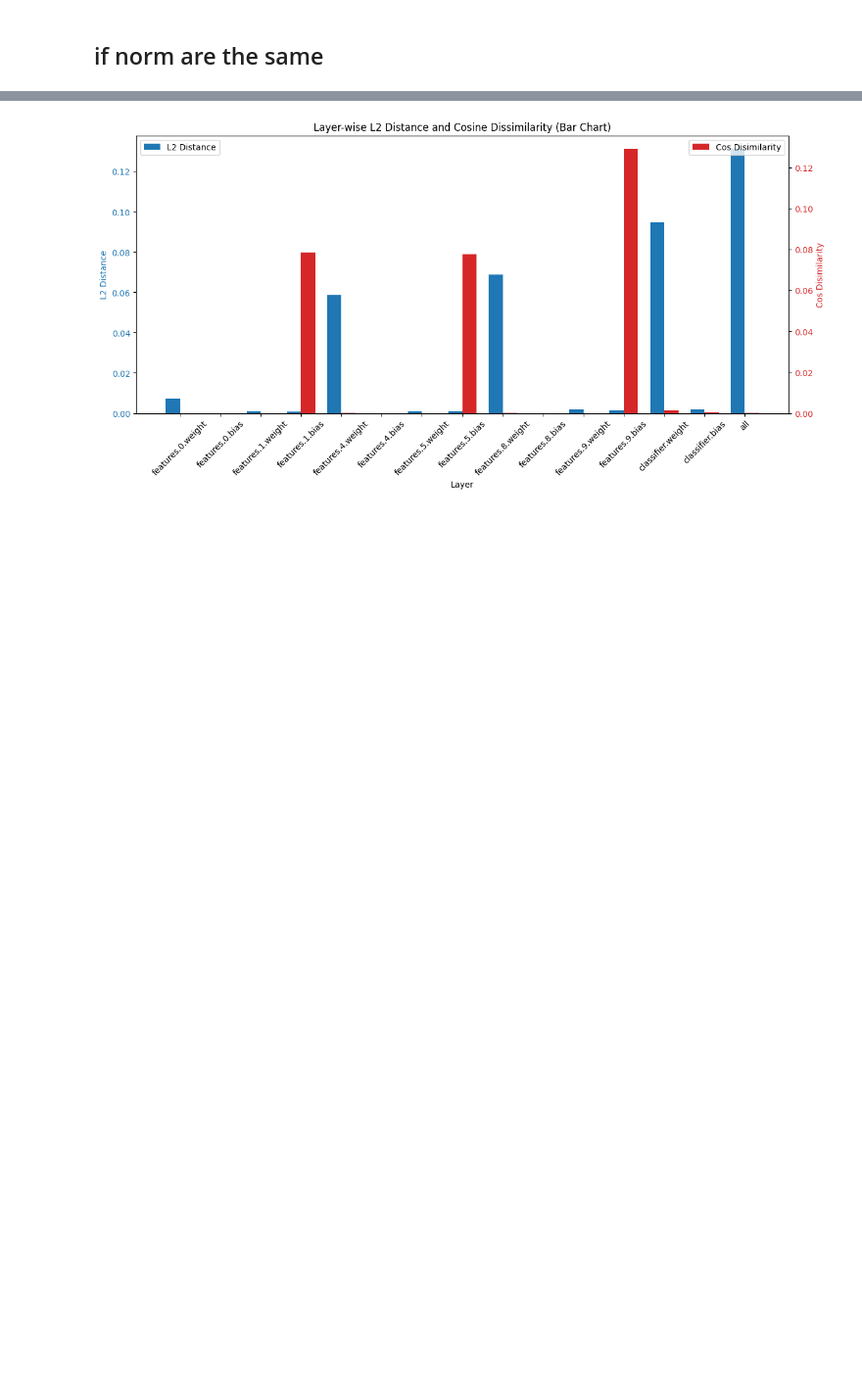
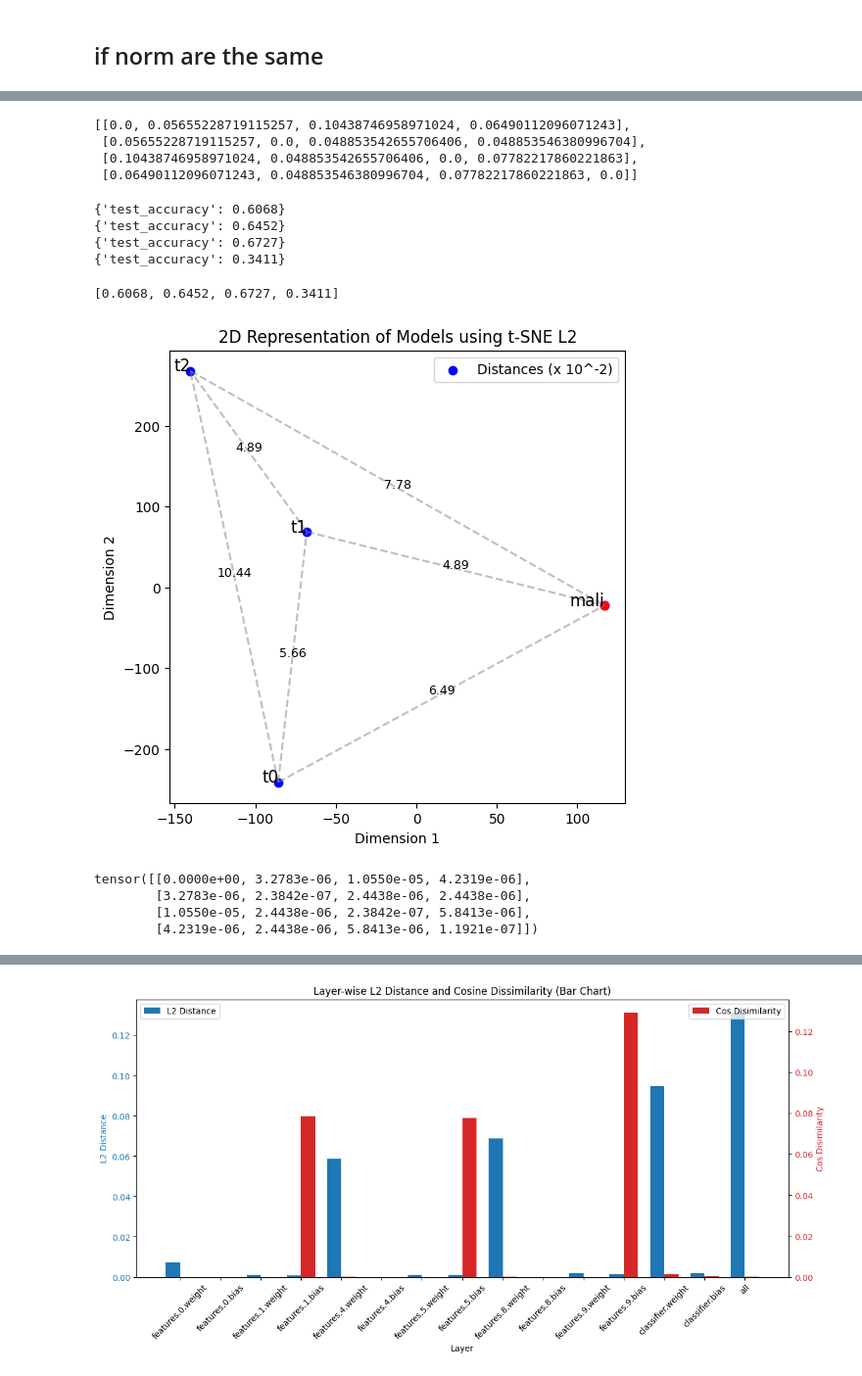
Before and after one commit to yangland/FedREDefense, a Jupyter notebook: codes/new_intial_w.ipynb, the cells around one changed output, grey strips where cells are left out. Shown at 98% size. Cells and saved outputs as stored; diff of their text form; code cells hidden in the pictures; blank space fills up the shorter version.

```diff
--- a/codes/new_intial_w.ipynb
+++ b/codes/new_intial_w.ipynb
@@ -287,8 +282,8 @@ tensor(0.0001, device='cuda:0')
 # %% [markdown]
 ## if norm are the same
 # %%
-flat_grad_benign = flat_dict(filter_trainable_state_dict(model1)) - flat_dict(filter_trainable_state_dict(modelt))
-flat_grad_mali = flat_dict(filter_trainable_state_dict(model2)) - flat_dict(filter_trainable_state_dict(modelt))
+flat_grad_benign = flat_dict(filter_trainable_state_dict(model1)) - flat_dict(filter_trainable_state_dict(modelt1))
+flat_grad_mali = flat_dict(filter_trainable_state_dict(model2)) - flat_dict(filter_trainable_state_dict(modelt1))
 
 torch.norm(flat_grad_benign, p=2), torch.norm(flat_grad_mali, p=2)
 # %% [output]
@@ -302,4 +297,4 @@ torch.norm(flat_grad_benign, p=2), torch.norm(flat_grad_mali, p=2)
 # %%
-r_w = restore_dict_grad_flat(flat_grad_mali, model1_t0, model0.state_dict())
+r_w = restore_dict_grad_flat(flat_grad_mali, model1_t1, model0.state_dict())
 model2.load_state_dict(r_w)
 eval_op_ensemble([model2], test_loader)
@@ -311,0 +309,49 @@ torch.norm(flat_grad_t_0_t1, p=2)
+# %%
+def get_cosdist_among_models(models):
+    m = []
+    for i in range(len(models)):
+        dist = []
+        for j in range(len(models)):
+            dist.append(cos_dist(flat_dict(filter_trainable_state_dict(models[i])),
+                         flat_dict(filter_trainable_state_dict(models[j]))).item()
+                       )
+        m.append(dist)
+    return m
+
+
+def get_l2_among_models(models):
+    m = []
+    for i in range(len(models)):
+        dist = []
+        for j in range( len(models)):
+            dist.append(torch.norm(flat_dict(filter_trainable_state_dict(models[i]))-
+                         flat_dict(filter_trainable_state_dict(models[j]))).item()
+                       )
+        m.append(dist)
+    return m
+# %%
+# our models
+models = [modelt0, modelt1, model1, model2 ]
+cos_matrix = get_cosdist_among_models(models)
+L2_matrix = get_l2_among_models(models)
+# %%
+L2_matrix
+# %% [output]
+[[0.0, 0.05655228719115257, 0.10438746958971024, 0.06490112096071243],
+ [0.05655228719115257, 0.0, 0.048853542655706406, 0.048853546380996704],
+ [0.10438746958971024, 0.048853542655706406, 0.0, 0.07782217860221863],
+ [0.06490112096071243, 0.048853546380996704, 0.07782217860221863, 0.0]]
+# %%
+# get all models's accuracy at once
+acc_list = []
+for model in models:
+    acc = eval_op_ensemble([model], test_loader)
+    print(acc)
+    acc_list.append(list(acc.values())[0])
+acc_list
+# %% [output]
+{'test_accuracy': 0.6068}
+{'test_accuracy': 0.6452}
+{'test_accuracy': 0.6727}
+{'test_accuracy': 0.3411}
+[0.6068, 0.6452, 0.6727, 0.3411]
@@ -311,0 +417,5 @@ torch.norm(flat_grad_t_0_t1, p=2)
+# %%
+labels = ["t0", "t1", "t2", "mali"]
+visualize_distance_matrix_tsne_lines(torch.tensor(L2_matrix), labels,  title="L2", times=1e2)
+# %% [output]
+[figure, added]
@@ -311,0 +430,7 @@ torch.norm(flat_grad_t_0_t1, p=2)
+# %%
+cos_matrix_positive
+# %% [output]
+tensor([[0.0000e+00, 3.2783e-06, 1.0550e-05, 4.2319e-06],
+        [3.2783e-06, 2.3842e-07, 2.4438e-06, 2.4438e-06],
+        [1.0550e-05, 2.4438e-06, 2.3842e-07, 5.8413e-06],
+        [4.2319e-06, 2.4438e-06, 5.8413e-06, 1.1921e-07]])
```
Also changed, not shown: parts of 17 cells of this notebook, 2 other files.
